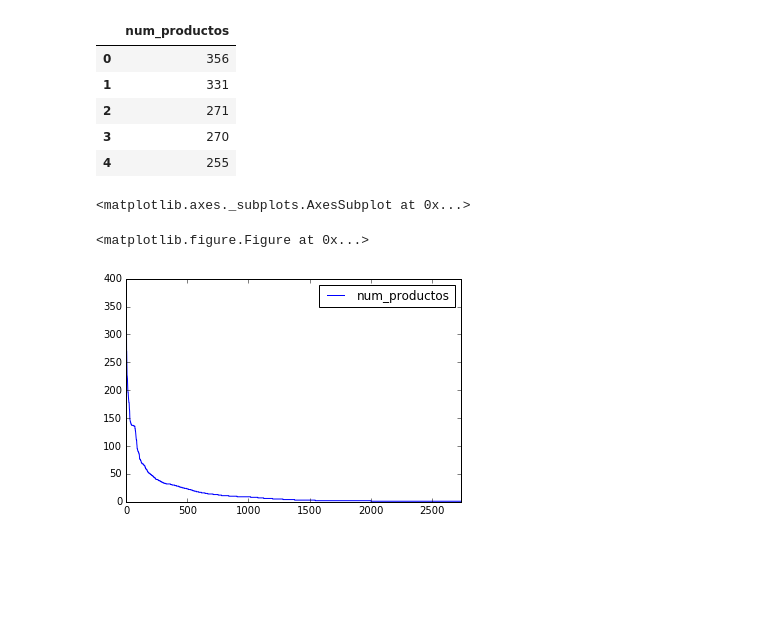
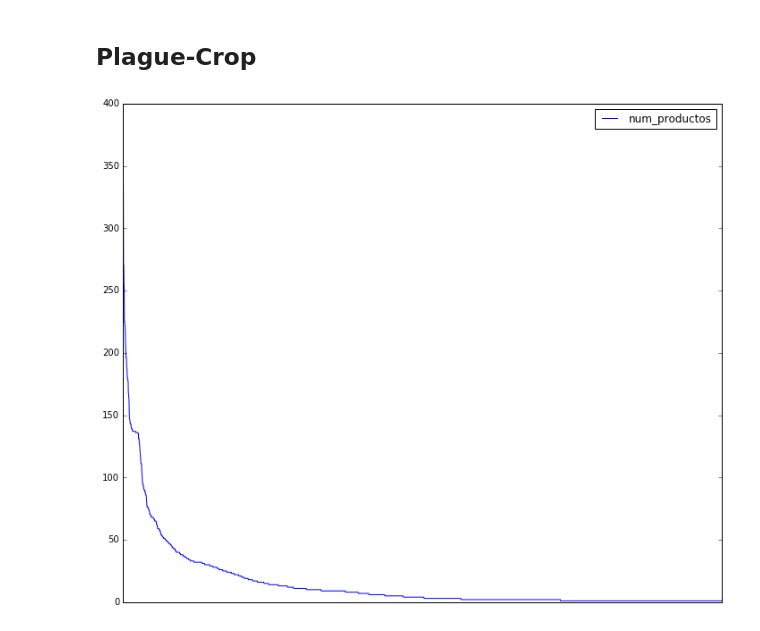
Before and after one commit to borjaeg/thete, a Jupyter notebook: Paper-Applicability-Analysis.ipynb, the cells around one changed output. Cells and saved outputs as stored; diff of their text form; code cells hidden in the pictures; blank space fills up the shorter version.

```diff
--- a/Paper-Applicability-Analysis.ipynb
+++ b/Paper-Applicability-Analysis.ipynb
@@ -31,16 +7,10 @@ finally:
-# %%
-results.head()
-# %% [output]
-|  | num_productos |
-| 0 | 356 |
-| 1 | 331 |
-| 2 | 271 |
-| 3 | 270 |
-| 4 | 255 |
-# %%
-plt.figure(figsize=(12,10))
-results.plot()
-# %% [output]
-<matplotlib.axes._subplots.AxesSubplot at 0x...>
-<matplotlib.figure.Figure at 0x...>
-[figure, removed]
+# %% [markdown]
+## Plague-Crop
+# %%
+plague_crop = get_plague_crop()
+# %%
+plague_crop.plot(figsize=(12,10))
+plt.xticks(())
+plt.show()
+# %% [output]
+[figure, added]
```
Also changed, not shown: parts of 10 cells of this notebook, 2 other files.
